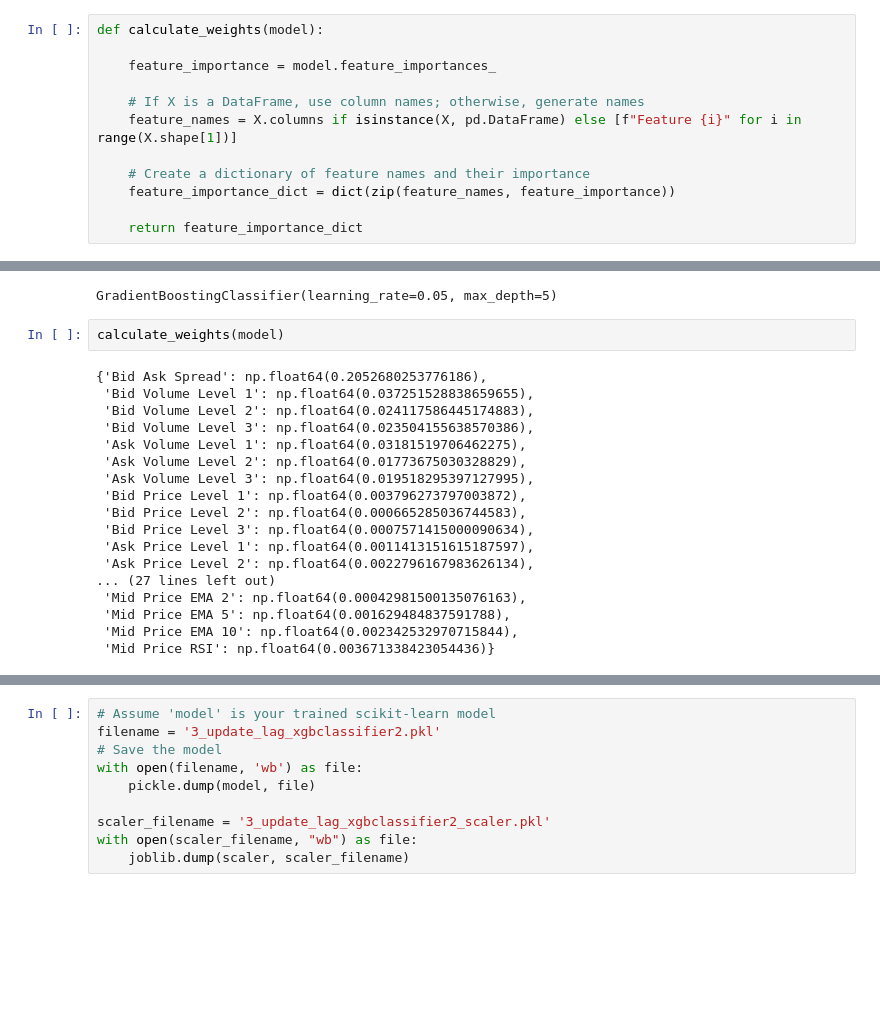
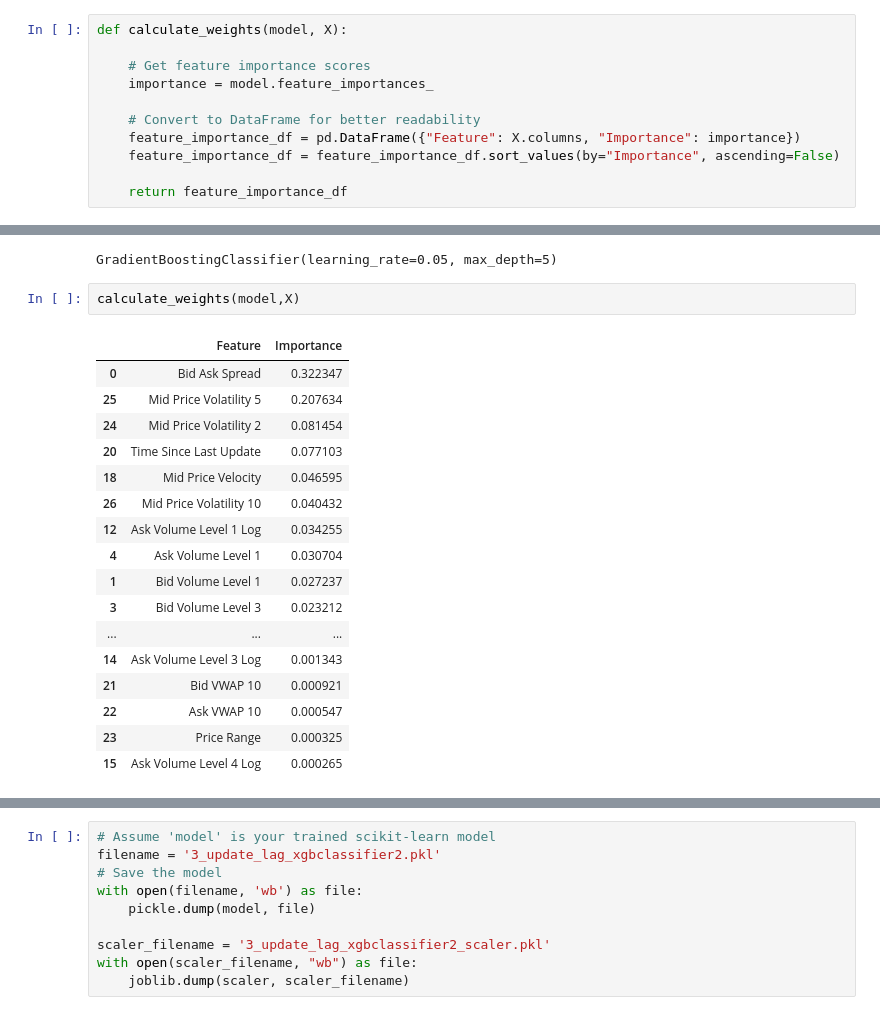
Before and after one commit to sibster146/Machine_Learning_Trader_simple, a Jupyter notebook: research.ipynb, the cells around one changed output, grey strips where cells are left out. Cells and saved outputs as stored; diff of their text form; blank space fills up the shorter version.

Commit message:
updating model

```diff
--- a/research.ipynb
+++ b/research.ipynb
@@ -195,17 +192,16 @@ def graph(y_actual, y_pred, start = None, end = None):
     plt.grid(True)
     plt.show()
 # %%
-def calculate_weights(model):
+def calculate_weights(model, X):
 
-    feature_importance = model.feature_importances_
+    # Get feature importance scores
+    importance = model.feature_importances_
 
-    # If X is a DataFrame, use column names; otherwise, generate names
-    feature_names = X.columns if isinstance(X, pd.DataFrame) else [f"Feature {i}" for i in range(X.shape[1])]
+    # Convert to DataFrame for better readability
+    feature_importance_df = pd.DataFrame({"Feature": X.columns, "Importance": importance})
+    feature_importance_df = feature_importance_df.sort_values(by="Importance", ascending=False)
 
-    # Create a dictionary of feature names and their importance
-    feature_importance_dict = dict(zip(feature_names, feature_importance))
-
-    return feature_importance_dict
+    return feature_importance_df
 # %%
 ##################################
 ######### CREATE DATASET #########
@@ -302,25 +298,25 @@ model.fit(X_train_resampled_scaled, y_train_resampled)
 # %% [output]
 GradientBoostingClassifier(learning_rate=0.05, max_depth=5)
 # %%
-calculate_weights(model)
+calculate_weights(model,X)
 # %% [output]
-{'Bid Ask Spread': np.float64(0.2052680253776186),
- 'Bid Volume Level 1': np.float64(0.037251528838659655),
- 'Bid Volume Level 2': np.float64(0.024117586445174883),
- 'Bid Volume Level 3': np.float64(0.023504155638570386),
- 'Ask Volume Level 1': np.float64(0.03181519706462275),
- 'Ask Volume Level 2': np.float64(0.01773675030328829),
- 'Ask Volume Level 3': np.float64(0.019518295397127995),
- 'Bid Price Level 1': np.float64(0.003796273797003872),
- 'Bid Price Level 2': np.float64(0.000665285036744583),
- 'Bid Price Level 3': np.float64(0.0007571415000090634),
- 'Ask Price Level 1': np.float64(0.0011413151615187597),
- 'Ask Price Level 2': np.float64(0.0022796167983626134),
-... (27 lines left out)
- 'Mid Price EMA 2': np.float64(0.00042981500135076163),
- 'Mid Price EMA 5': np.float64(0.001629484837591788),
- 'Mid Price EMA 10': np.float64(0.002342532970715844),
- 'Mid Price RSI': np.float64(0.003671338423054436)}
+|  | Feature | Importance |
+| 0 | Bid Ask Spread | 0.322347 |
+| 25 | Mid Price Volatility 5 | 0.207634 |
+| 24 | Mid Price Volatility 2 | 0.081454 |
+| 20 | Time Since Last Update | 0.077103 |
+| 18 | Mid Price Velocity | 0.046595 |
+| 26 | Mid Price Volatility 10 | 0.040432 |
+| 12 | Ask Volume Level 1 Log | 0.034255 |
+| 4 | Ask Volume Level 1 | 0.030704 |
+| 1 | Bid Volume Level 1 | 0.027237 |
+| 3 | Bid Volume Level 3 | 0.023212 |
+| ... | ... | ... |
+| 14 | Ask Volume Level 3 Log | 0.001343 |
+| 21 | Bid VWAP 10 | 0.000921 |
+| 22 | Ask VWAP 10 | 0.000547 |
+| 23 | Price Range | 0.000325 |
+| 15 | Ask Volume Level 4 Log | 0.000265 |
 # %%
 def graph_probabilities_of_increase():
     y_probs = model.predict_proba(X_test)
```
Also changed, not shown: parts of 7 cells of this notebook, 17 other files.
